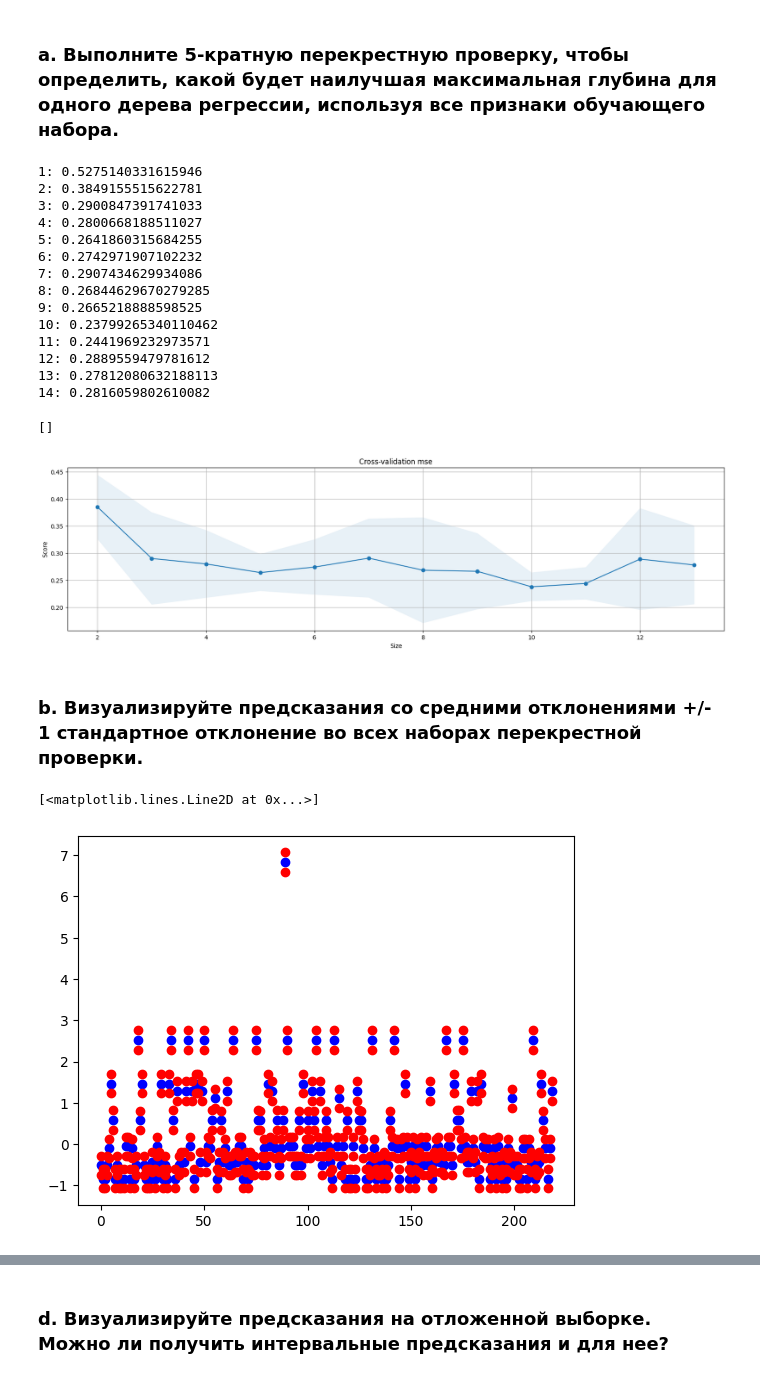
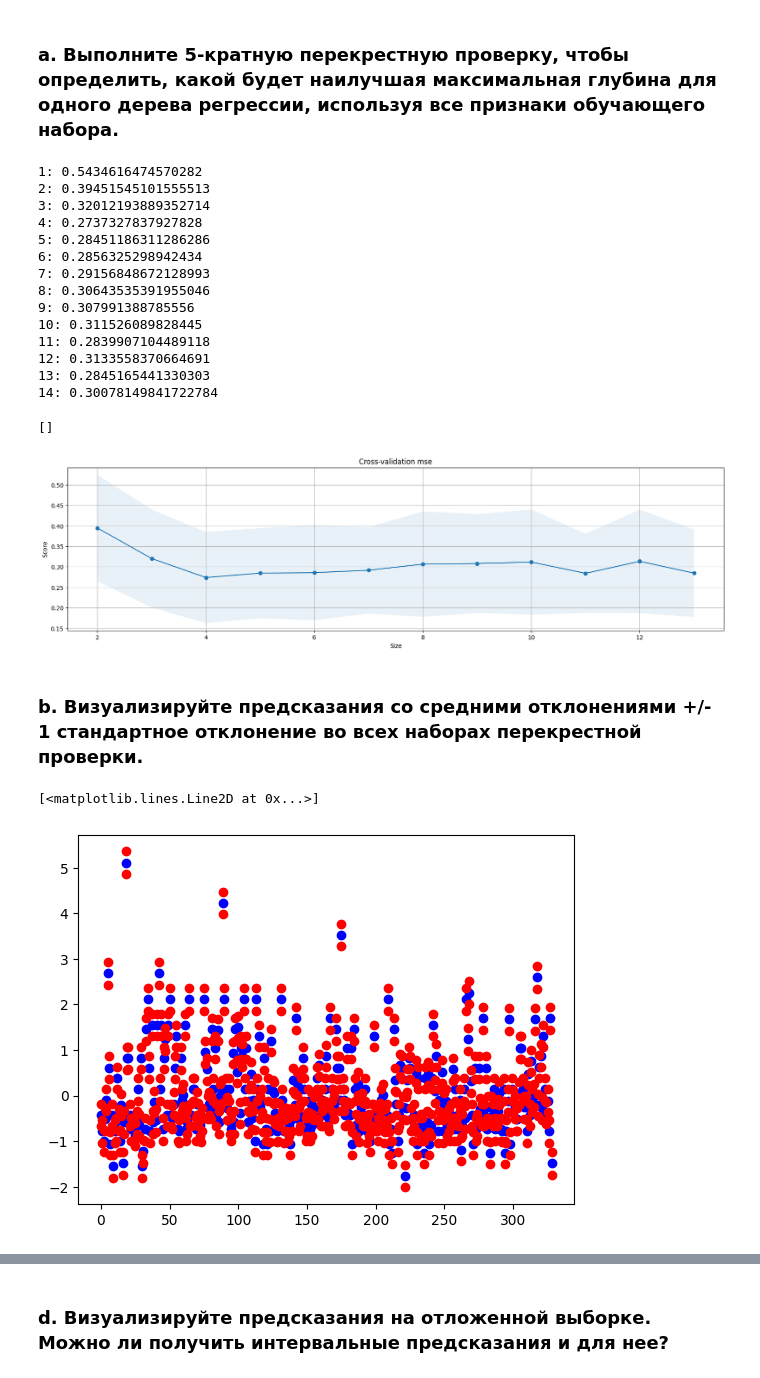
Before and after one commit to Dmitrij-Solovjev/ML_homework, a Jupyter notebook: TEST: TREE.ipynb, the cells around one changed output, grey strips where cells are left out. Cells and saved outputs as stored; diff of their text form; code cells hidden in the pictures.

```diff
--- a/TEST: TREE.ipynb
+++ b/TEST: TREE.ipynb
@@ -66,7 +47,6 @@ df = df.drop("SalePrice",axis=1)
 # %%
-ss = StandardScaler()
-
-y = ss.fit_transform(y.values.reshape(-1,1)).reshape(-1)
+standart_scaler = StandardScaler()
+y = standart_scaler.fit_transform(y.values.reshape(-1,1)).reshape(-1)
 # %%
 class autoLabelEncoder:
     def __init__(self) -> None:
@@ -93,7 +73,7 @@ le = autoLabelEncoder()
 le.fit(df, objs)
 df = le.transform(df, objs)
 
-X_train, X_test, y_train, y_test = train_test_split(df, y, test_size=0.2, random_state=1)
+X_train, X_test, y_train, y_test = train_test_split(df, y, test_size=0.3, random_state=1)
 # %%
 df.head()
 # %% [output]
@@ -112,31 +92,31 @@ df.head()
 scoring = {'mse': make_scorer(mean_squared_error)}
 
 for depth in range(1,15):
-    random_fr = RandomForestRegressor(n_estimators=1, max_depth=depth, random_state=1, bootstrap=False)
-    print(str(depth) + ":", np.mean(cross_validate(random_fr,X_train,y_train,cv=5,scoring=scoring)["test_mse"]))
+    tree = DecisionTreeRegressor(max_depth=depth, random_state=1)
+    print(str(depth) + ":", np.mean(cross_validate(tree,X_train,y_train,cv=5,scoring=scoring)["test_mse"]))
 # %% [output]
-1: 0.5275140331615946
-2: 0.3849155515622781
-3: 0.2900847391741033
-4: 0.2800668188511027
-5: 0.2641860315684255
-6: 0.2742971907102232
-7: 0.2907434629934086
-8: 0.26844629670279285
-9: 0.2665218888598525
-10: 0.23799265340110462
-11: 0.2441969232973571
-12: 0.2889559479781612
-13: 0.27812080632188113
-14: 0.2816059802610082
+1: 0.5434616474570282
+2: 0.39451545101555513
+3: 0.32012193889352714
+4: 0.2737327837927828
+5: 0.28451186311286286
+6: 0.2856325298942434
+7: 0.29156848672128993
+8: 0.30643535391955046
+9: 0.307991388785556
+10: 0.311526089828445
+11: 0.2839907104489118
+12: 0.3133558370664691
+13: 0.2845165441330303
+14: 0.30078149841722784
 # %%
-random_fr = RandomForestRegressor(n_estimators=1, random_state=1, bootstrap=False)
+tree = DecisionTreeRegressor(random_state=1)
 
 max_depth_range = list(range(2, 14, 1))
 scoring = make_scorer(mean_squared_error)
 
 train_scores, test_scores = validation_curve(
-        random_fr,
+        tree,
         X_train, y_train,
         param_name="max_depth",
         scoring=scoring,
@@ -162,24 +142,24 @@ def plot_validation_curve(X, y, err, axes = None, x_lab = "", y_lab = "", title
 
     return plt
 
-plot_validation_curve(max_depth_range, np.mean(test_scores,axis=1), np.std(test_scores, axis=1), x_lab="Size", y_lab="Score", title="Cross-validation mse").plot()
+plot_validation_curve(max_depth_range, np.mean(test_scores, axis=1), np.std(test_scores, axis=1), x_lab="Size", y_lab="Score", title="Cross-validation mse").plot()
 # %% [output]
 []
-[figure, old version]
+[figure, new version]
 # %% [markdown]
 ### b. Визуализируйте предсказания со средними отклонениями +/- 1 стандартное отклонение во всех наборах перекрестной проверки.
 # %%
 from sklearn.metrics import mean_squared_error
 
-rr = RandomForestRegressor(n_estimators=1, max_depth=4, bootstrap=False)
-rr.fit(X_train,y_train)
-pred = rr.predict(X_test)
-err = mean_squared_error(pred,y_test)
+tree = DecisionTreeRegressor(max_depth=8, random_state=1)
+tree.fit(X_train,y_train)
+pred = tree.predict(X_test)
+err = mean_squared_error(pred, y_test)
 
 a = np.arange(0,len(pred),1)
 plt.plot(a, pred,'bo')
 plt.plot(a, pred-err,'ro')
 plt.plot(a, pred+err,'ro',)
 # %% [output]
 [<matplotlib.lines.Line2D at 0x...>]
-[figure, old version]
+[figure, new version]
```
Also changed, not shown: parts of 32 cells of this notebook, 1 other file.
